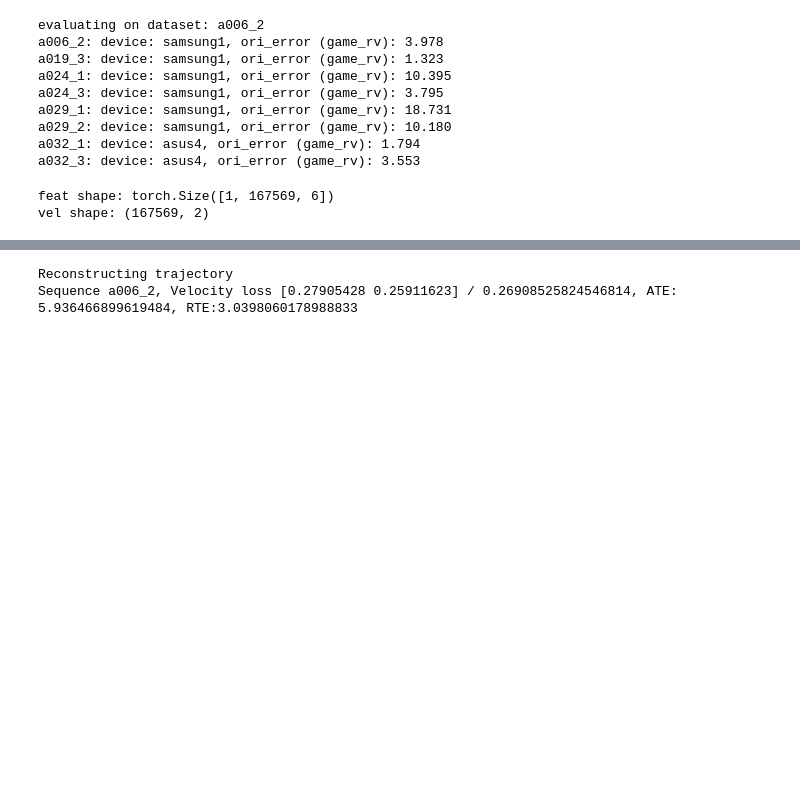
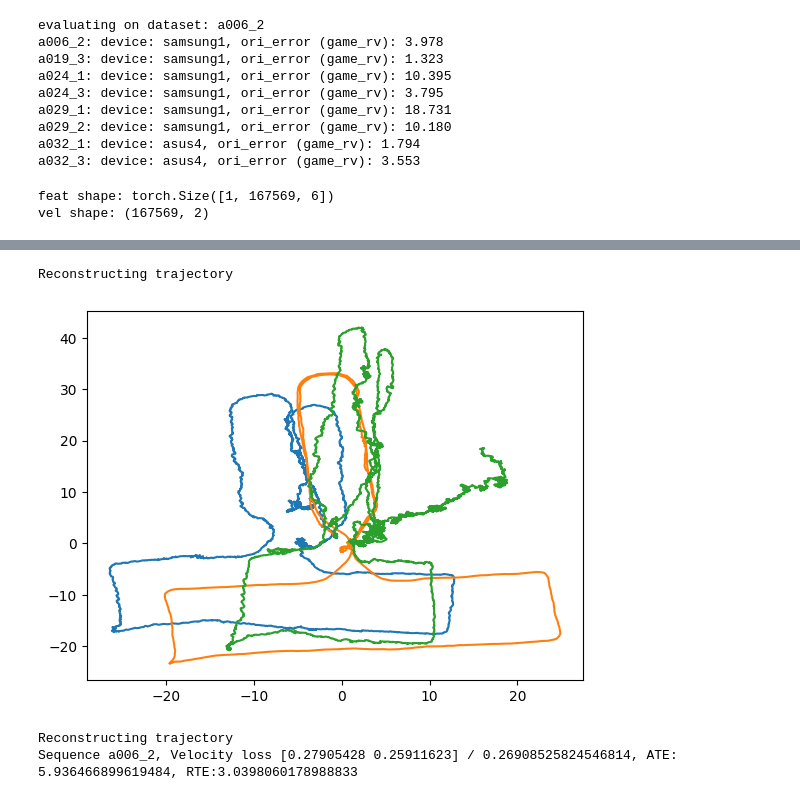
Before and after one commit to davidmhunt/ronin, a Jupyter notebook: notebooks/ronin_lstm_running.ipynb, the cells around one changed output, grey strips where cells are left out. Drawn from its saved outputs; the diff is of its cells as text; code cells hidden in the pictures; blank space fills up the shorter version.

Commit message:
Ported over fast sign onto lstm with plot output

```diff
--- a/notebooks/ronin_lstm_running.ipynb
+++ b/notebooks/ronin_lstm_running.ipynb
@@ -284,3 +384,31 @@ vel shape: (167569, 2)
+# %%
+ind = np.arange(vel.shape[0])
+
+print('Reconstructing trajectory')
+pos_adv, gv_adv, _ = recon_traj_with_preds_global(
+    seq_dataset,
+    adversarial_pred,
+    ind=ind,
+    type='pred',seq_id=dataset_idx)
+pos_gt, gv_gt, _ = recon_traj_with_preds_global(
+    seq_dataset,
+    vel, ind=ind,
+    type='gt',
+    seq_id=dataset_idx)
+pos_pred, gv_pred, _ = recon_traj_with_preds_global(
+    seq_dataset,
+    preds,
+    ind=ind,
+    type='pred',seq_id=dataset_idx)
+
+plt.plot(pos_pred[:, 0], pos_pred[:, 1])
+plt.plot(pos_gt[:, 0], pos_gt[:, 1])
+plt.plot(pos_adv[:, 0], pos_adv[:, 1])
+
+plt.show()
+# %% [output]
+Reconstructing trajectory
+[figure, added]
 # %%
 #compute the metrics
 ind = np.arange(vel.shape[0])
```
Also changed, not shown: parts of 1 cell of this notebook.
